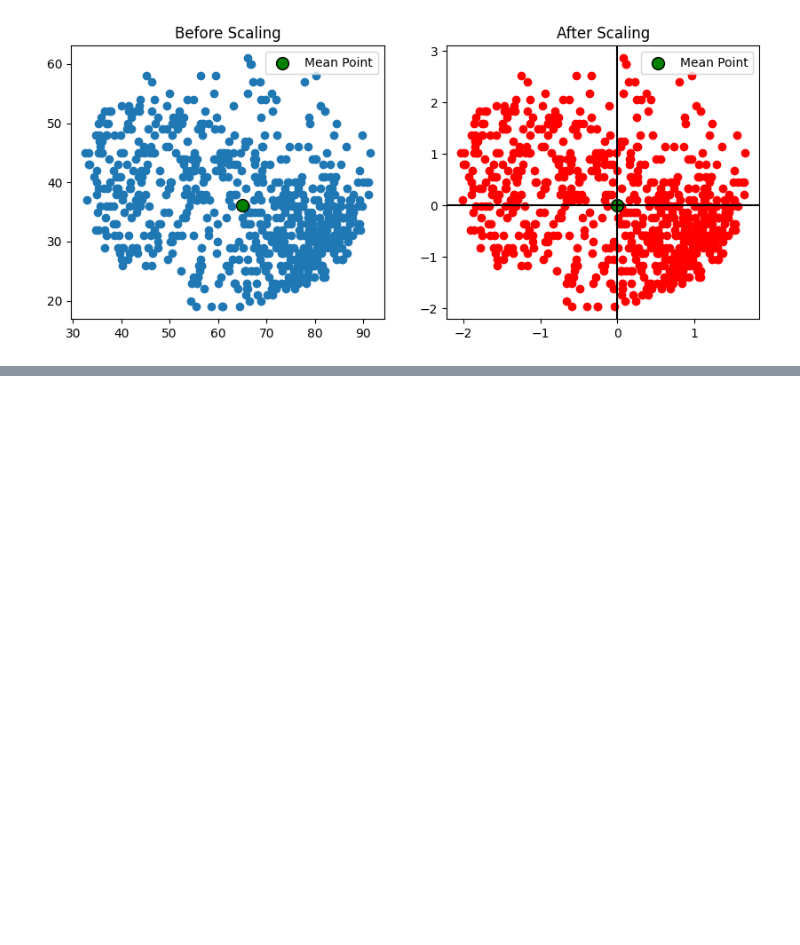
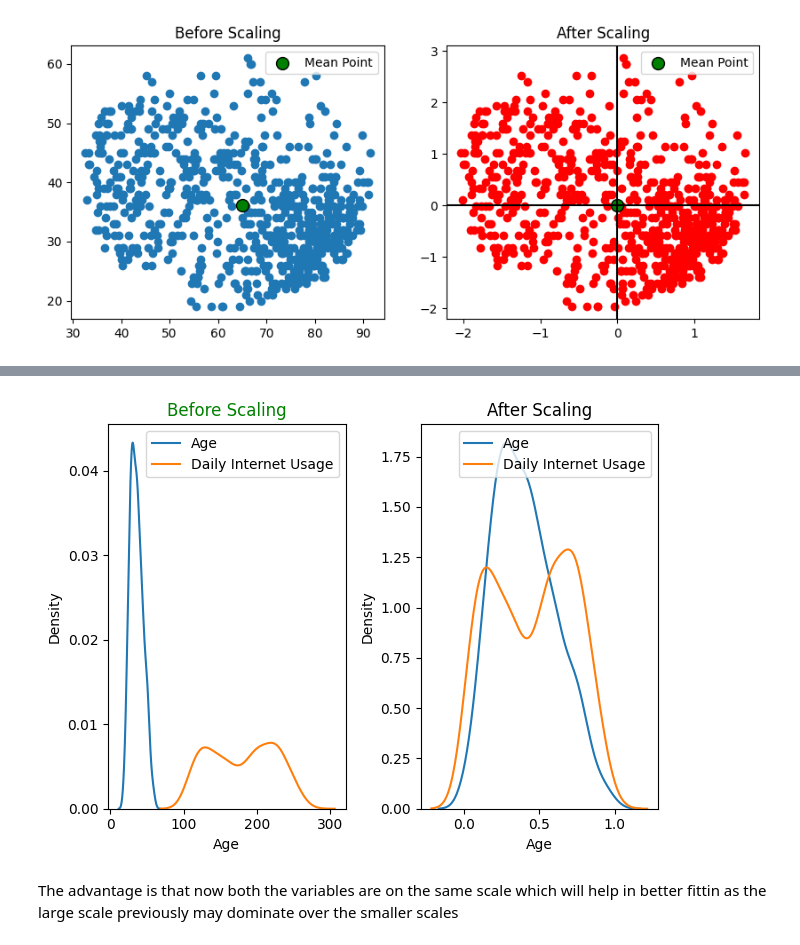
Before and after one commit to khanalasmit/machinelearning, a Jupyter notebook: featureengineering.ipynb, the cells around one changed output, grey strips where cells are left out. Cells and saved outputs as stored; diff of their text form; code cells hidden in the pictures; blank space fills up the shorter version.

```diff
--- a/featureengineering.ipynb
+++ b/featureengineering.ipynb
@@ -134,0 +239,20 @@ In the figure above, we can see that the mean is centered to zero after scaling
+# %%
+plt.subplot(1, 2, 1)
+sns.kdeplot(X_train['Age'], label='Age')
+sns.kdeplot(X_train['Daily Internet Usage'], label='Daily Internet Usage')
+plt.title('Before Scaling',color='green')
+plt.legend()
+
+
+plt.subplot(1, 2, 2)
+sns.kdeplot(X_train_scaled['Age'], label='Age')
+sns.kdeplot(X_train_scaled['Daily Internet Usage'], label='Daily Internet Usage')
+plt.title('After Scaling')
+plt.legend()
+
+plt.tight_layout()
+plt.show()
+# %% [output]
+[figure, added]
+# %% [markdown]
+The advantage is that now both the variables are on the same scale which will help in better fittin as the large scale previously may dominate over the smaller scales
```
Also changed, not shown: parts of 14 cells of this notebook, 1 other file.
